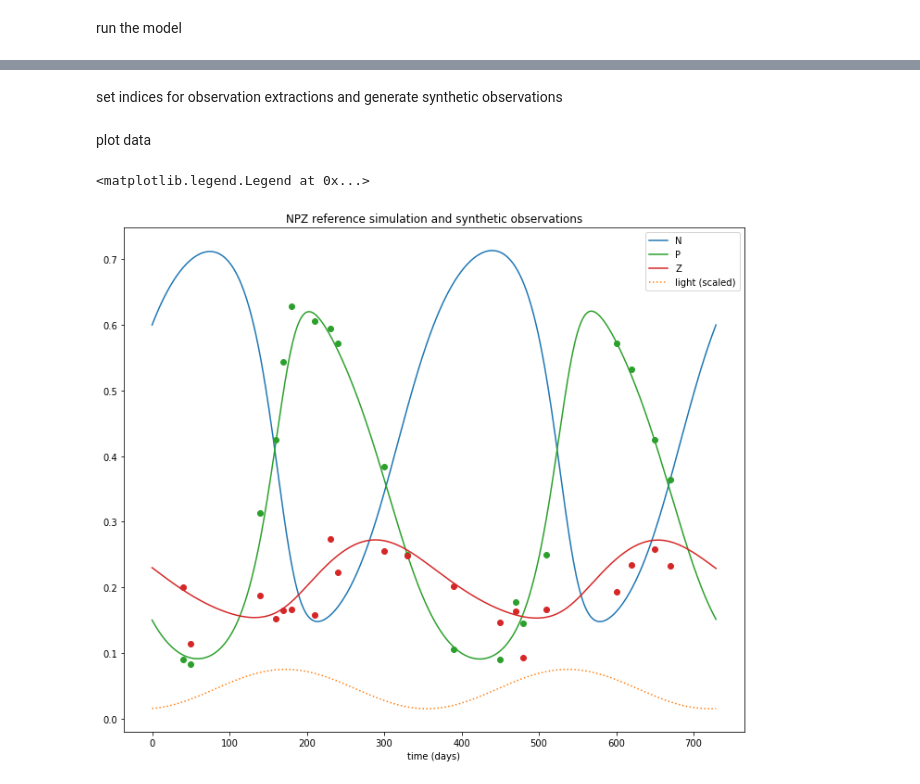
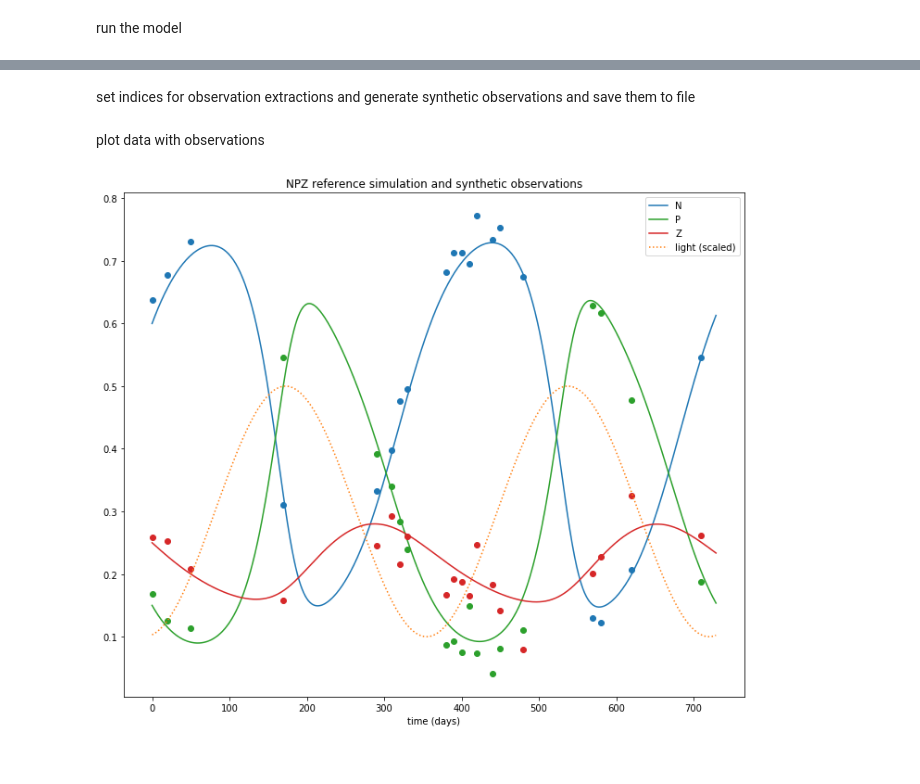
Before and after one commit to gregbritten/BayesianEcosystems_IAP, a Jupyter notebook: notebooks/npz_python.ipynb, the cells around one changed output, grey strips where cells are left out. Cells and saved outputs as stored; diff of their text form; code cells hidden in the pictures.

```diff
--- a/notebooks/npz_python.ipynb
+++ b/notebooks/npz_python.ipynb
@@ -42,9 +48,9 @@ run the model
 from scipy.integrate import odeint
 
 # initial conditions
-x0 = (0.6,0.15,0.23)
+x0 = np.array((0.6,0.15,0.25))
 
 # initialize time vector
 t = np.arange(0.0,2*365.0,1.0)
 
-x = odeint(dxdt, x0, t, args=(theta,))
+x = odeint(npz, x0, t, args=(theta,))
@@ -50,0 +98,16 @@ x = odeint(dxdt, x0, t, args=(theta,))
+# %%
+fig,ax = plt.subplots(figsize=(12,9))
+for i,name in enumerate(('N','P','Z')):
+    ax.plot(t,x[:,i], color=colors[i], linewidth=3, label=name)
+ax.axvline(365, color='0.7', zorder=0)
+ax.plot(t,0.5*light,linestyle=':',color='#ff7f0e',label='light (scaled)')
+
+x0_rand = x0.copy()
+for isample in range(20):
+    x0_rand[0] = max(0.0, np.random.normal(loc=0.6, scale=0.1))
+    x_rand = odeint(npz, x0_rand, t, args=(theta,))
+    for i,name in enumerate(('N','P','Z')):
+        ax.plot(t,x_rand[:,i], color=colors[i], alpha=0.3)
+ax.set(title='NPZ simulations with randomly varying initial conditions for N', xlabel='time (days)')
+ax.legend()
+None
@@ -51,31 +116,33 @@ x = odeint(dxdt, x0, t, args=(theta,))
 # %% [markdown]
-set indices for observation extractions and generate synthetic observations
+set indices for observation extractions and generate synthetic observations and save them to file
 # %%
 iobs = np.random.choice(len(t)//10, 20, replace=False)*10
 iobs.sort()
 
-iobsvar = np.array([i_p,i_z])
-sigma = np.array([0.03,0.03])
+# the observation error for each obervation type N,P,Z
+sigma = np.array([0.03,0.03,0.03])
 
 tobs = t[iobs]
-obs = np.maximum(0.0, x[iobs,:][:,iobsvar] + np.random.normal(size=(iobs.size,iobsvar.size))*sigma)
+obs = np.maximum(0.0, x[iobs,:] + np.random.normal(size=(iobs.size,3))*sigma)
+
+# write obs to file
+np.savetxt('../data/data_npz_synthetic.csv', np.concatenate((tobs[:,None],obs), axis=1), delimiter=',', header='time,N,P,Z')
 # %% [markdown]
-plot data
+plot data with observations
 # %%
 colors = ('#1f77b4','#2ca02c','#d62728') # colors for N, P, Z
 
 light = 1.0 + 0.5*(theta['irr']*np.sin(np.pi*((t-81.25)/182.5)) - theta['irr'])
 
 import matplotlib.pyplot as plt
 
 fig,ax = plt.subplots(figsize=(12,10))
 for i,name in enumerate(('N','P','Z')):
     ax.plot(t,x[:,i], color=colors[i], label=name)
-ax.plot(t,theta['vmax']*light,linestyle=':',color='#ff7f0e',label='light (scaled)')
-for i, ivar in enumerate(iobsvar):
-    ax.plot(tobs, obs[:,i], color=colors[ivar], marker='o', ls='none')
+    ax.plot(tobs, obs[:,i], color=colors[i], marker='o', ls='none')
+ax.plot(t,0.5*light,linestyle=':',color='#ff7f0e',label='light (scaled)')
 ax.set(title='NPZ reference simulation and synthetic observations', xlabel='time (days)')
 ax.legend()
+None
 # %% [output]
-<matplotlib.legend.Legend at 0x...>
-[figure, old version]
+[figure, new version]
```
Also changed, not shown: parts of 9 cells of this notebook.
